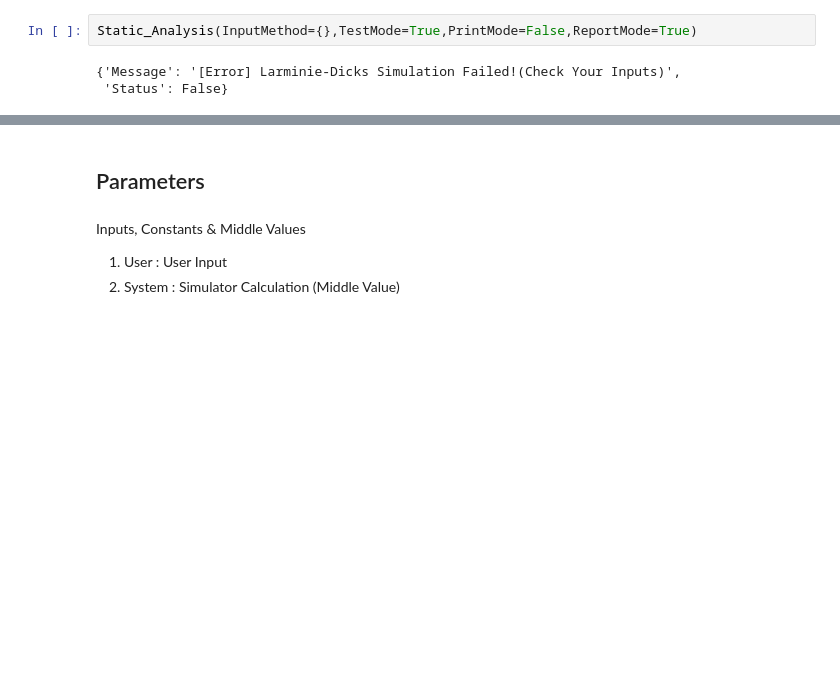
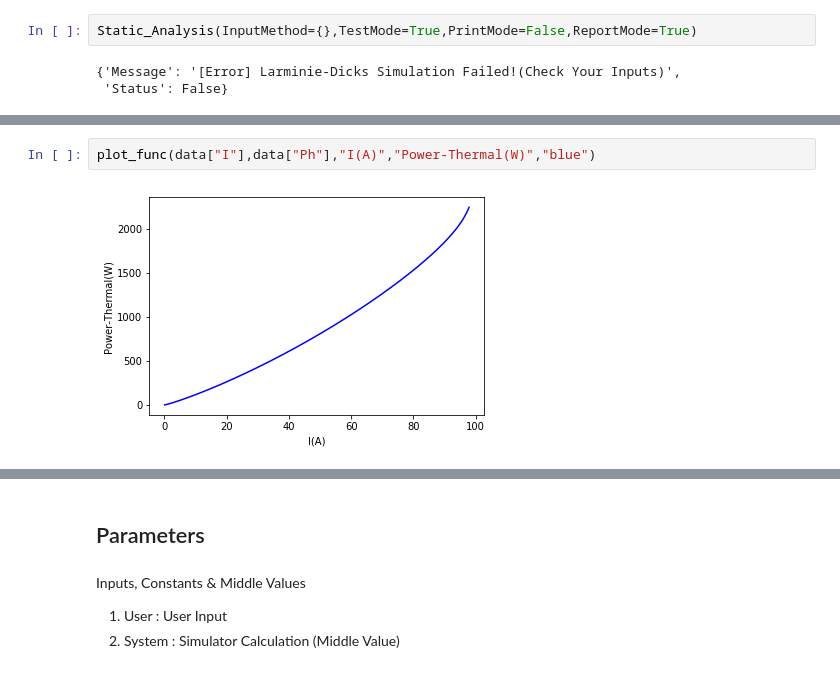
Before and after one commit to ECSIM/opem, a Jupyter notebook: Documents/Larminie_Dicks.ipynb, the cells around one changed output, grey strips where cells are left out. Cells and saved outputs as stored; diff of their text form; blank space fills up the shorter version.

```diff
--- a/Documents/Larminie_Dicks.ipynb
+++ b/Documents/Larminie_Dicks.ipynb
@@ -215,0 +250,4 @@ Static_Analysis(InputMethod={},TestMode=True,PrintMode=False,ReportMode=True)
+# %%
+plot_func(data["I"],data["Ph"],"I(A)","Power-Thermal(W)","blue")
+# %% [output]
+[figure, added]
```
Also changed, not shown: parts of 12 cells of this notebook, 3 other files.
